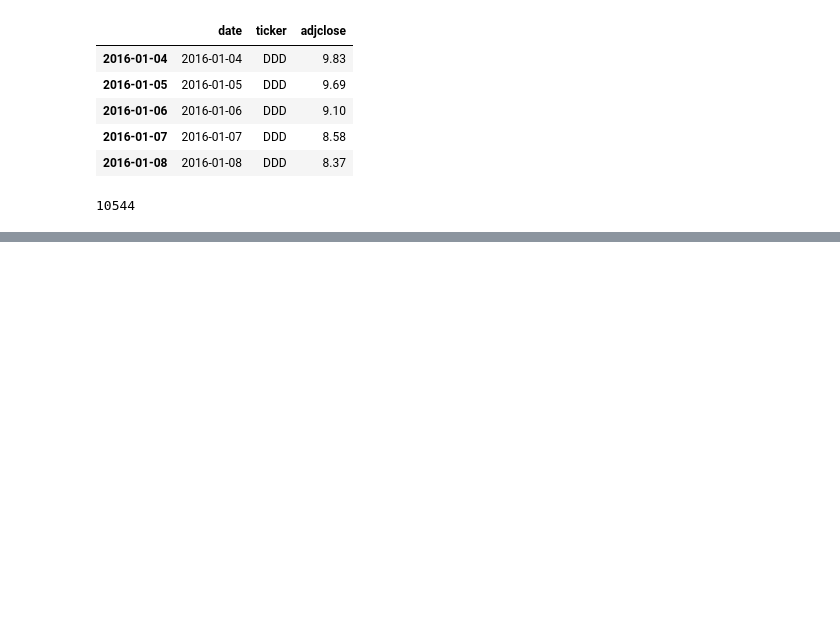
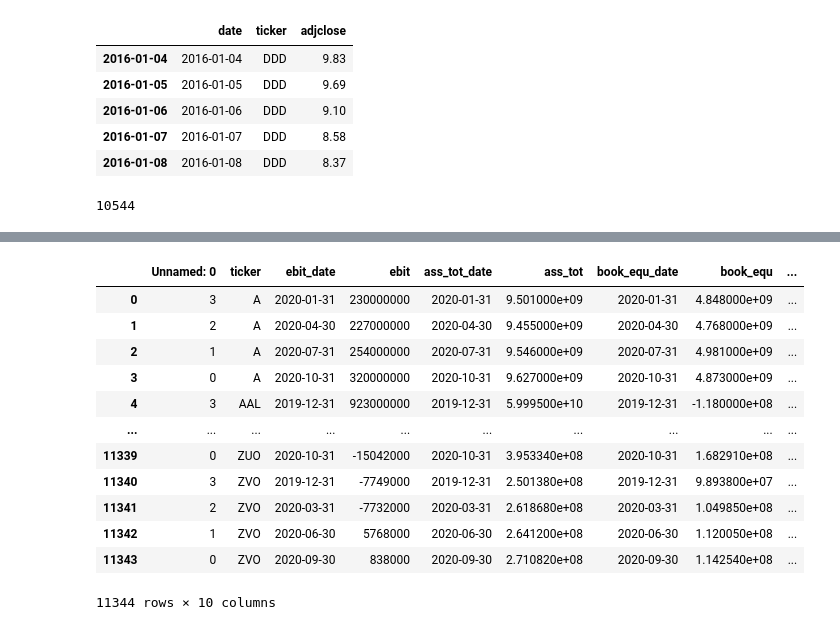
Before and after one commit to Leito94/PortfolioManager, a Jupyter notebook: WebSraping/scraping_funds_jan.ipynb, the cells around one changed output, grey strips where cells are left out. Saved outputs shown, nothing was run; the diff lists cells and outputs as text; code cells hidden in the pictures; blank space fills up the shorter version.

```diff
--- a/WebSraping/scraping_funds_jan.ipynb
+++ b/WebSraping/scraping_funds_jan.ipynb
@@ -314,0 +562,20 @@ rel_funds
+# %%
+# actually, i forgot the ebit on the way...
+# sort by assets
+all_funds_df = all_funds_df.sort_values(by = ["ticker", "ebit_date"])
+all_funds_df.reset_index(drop = True, inplace = True)
+all_funds_df
+# %% [output]
+|  | Unnamed: 0 | ticker | ebit_date | ebit | ass_tot_date | ass_tot | book_equ_date | book_equ | ... |
+| 0 | 3 | A | 2020-01-31 | 230000000 | 2020-01-31 | 9.501000e+09 | 2020-01-31 | 4.848000e+09 | ... |
+| 1 | 2 | A | 2020-04-30 | 227000000 | 2020-04-30 | 9.455000e+09 | 2020-04-30 | 4.768000e+09 | ... |
+| 2 | 1 | A | 2020-07-31 | 254000000 | 2020-07-31 | 9.546000e+09 | 2020-07-31 | 4.981000e+09 | ... |
+| 3 | 0 | A | 2020-10-31 | 320000000 | 2020-10-31 | 9.627000e+09 | 2020-10-31 | 4.873000e+09 | ... |
+| 4 | 3 | AAL | 2019-12-31 | 923000000 | 2019-12-31 | 5.999500e+10 | 2019-12-31 | -1.180000e+08 | ... |
+| ... | ... | ... | ... | ... | ... | ... | ... | ... | ... |
+| 11339 | 0 | ZUO | 2020-10-31 | -15042000 | 2020-10-31 | 3.953340e+08 | 2020-10-31 | 1.682910e+08 | ... |
+| 11340 | 3 | ZVO | 2019-12-31 | -7749000 | 2019-12-31 | 2.501380e+08 | 2019-12-31 | 9.893800e+07 | ... |
+| 11341 | 2 | ZVO | 2020-03-31 | -7732000 | 2020-03-31 | 2.618680e+08 | 2020-03-31 | 1.049850e+08 | ... |
+| 11342 | 1 | ZVO | 2020-06-30 | 5768000 | 2020-06-30 | 2.641200e+08 | 2020-06-30 | 1.120050e+08 | ... |
+| 11343 | 0 | ZVO | 2020-09-30 | 838000 | 2020-09-30 | 2.710820e+08 | 2020-09-30 | 1.142540e+08 | ... |
+11344 rows × 10 columns
```
Also changed, not shown: parts of 41 cells of this notebook, 6 other files.
